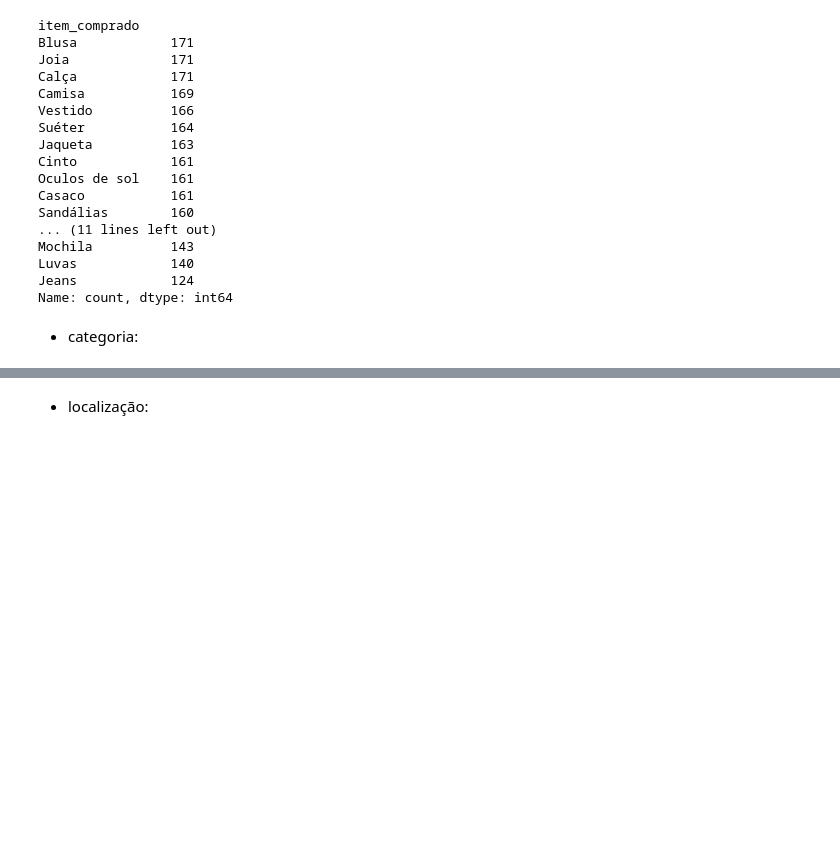
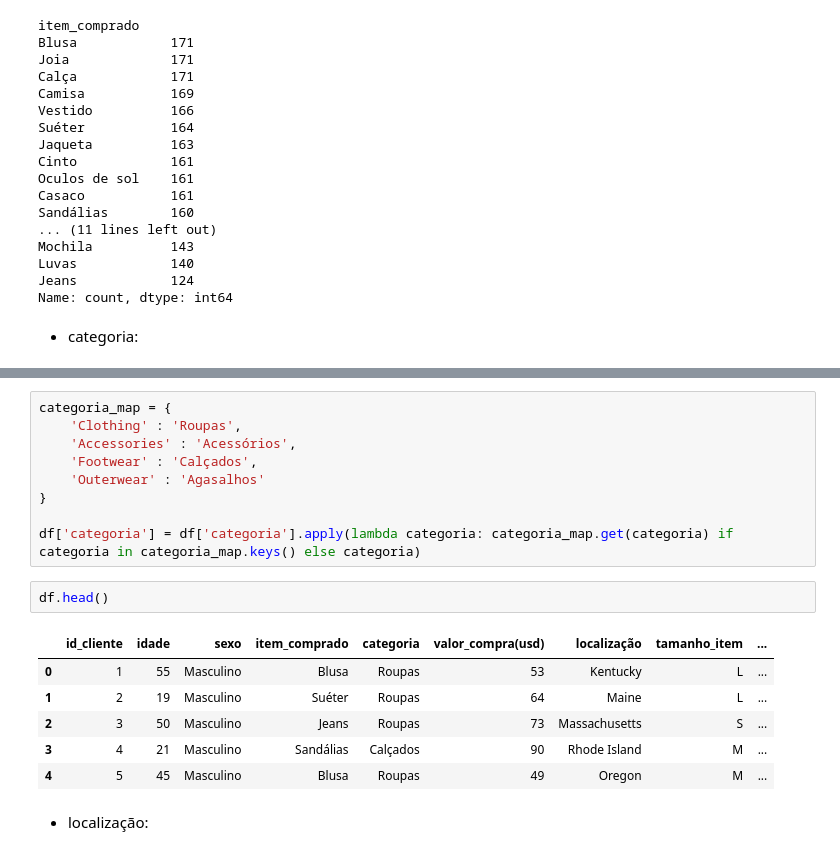
Before and after one commit to micaellimaj/Projeto_Dev_Python, a Jupyter notebook: projeto.ipynb, the cells around one changed output, grey strips where cells are left out. Cells and saved outputs as stored; diff of their text form; blank space fills up the shorter version.

Commit message:
categoria
tradução de items da categoria

```diff
--- a/projeto.ipynb
+++ b/projeto.ipynb
@@ -384,3 +394,21 @@ Name: count, dtype: int64
+# %%
+categoria_map = {
+    'Clothing' : 'Roupas',
+    'Accessories' : 'Acessórios',
+    'Footwear' : 'Calçados',
+    'Outerwear' : 'Agasalhos'
+}
+
+df['categoria'] = df['categoria'].apply(lambda categoria: categoria_map.get(categoria) if categoria in categoria_map.keys() else categoria)
+# %%
+df.head()
+# %% [output]
+|  | id_cliente | idade | sexo | item_comprado | categoria | valor_compra(usd) | localização | tamanho_item | ... |
+| 0 | 1 | 55 | Masculino | Blusa | Roupas | 53 | Kentucky | L | ... |
+| 1 | 2 | 19 | Masculino | Suéter | Roupas | 64 | Maine | L | ... |
+| 2 | 3 | 50 | Masculino | Jeans | Roupas | 73 | Massachusetts | S | ... |
+| 3 | 4 | 21 | Masculino | Sandálias | Calçados | 90 | Rhode Island | M | ... |
+| 4 | 5 | 45 | Masculino | Blusa | Roupas | 49 | Oregon | M | ... |
 # %% [markdown]
 * localização:
 # %% [markdown]
```
Also changed, not shown: parts of 1 cell of this notebook.
